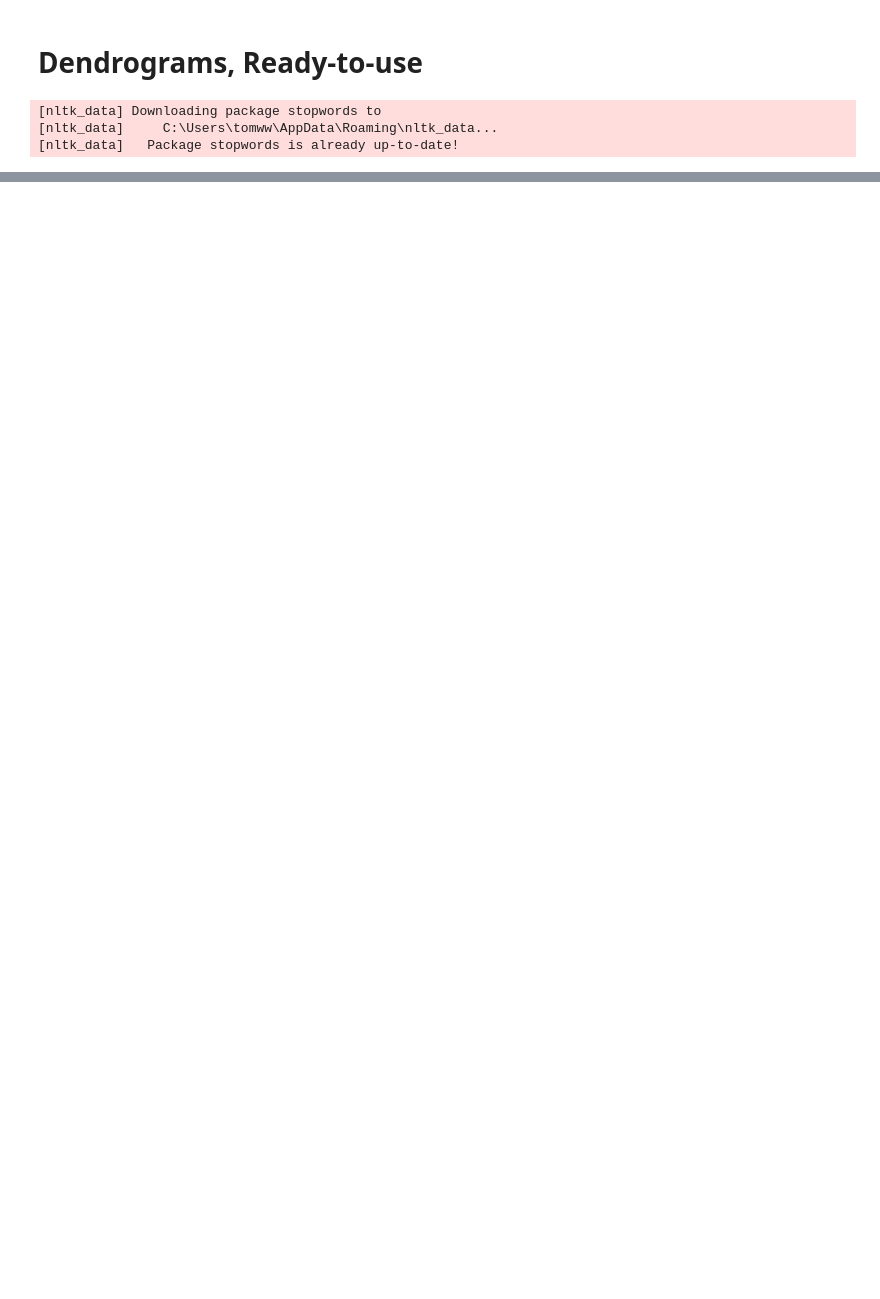
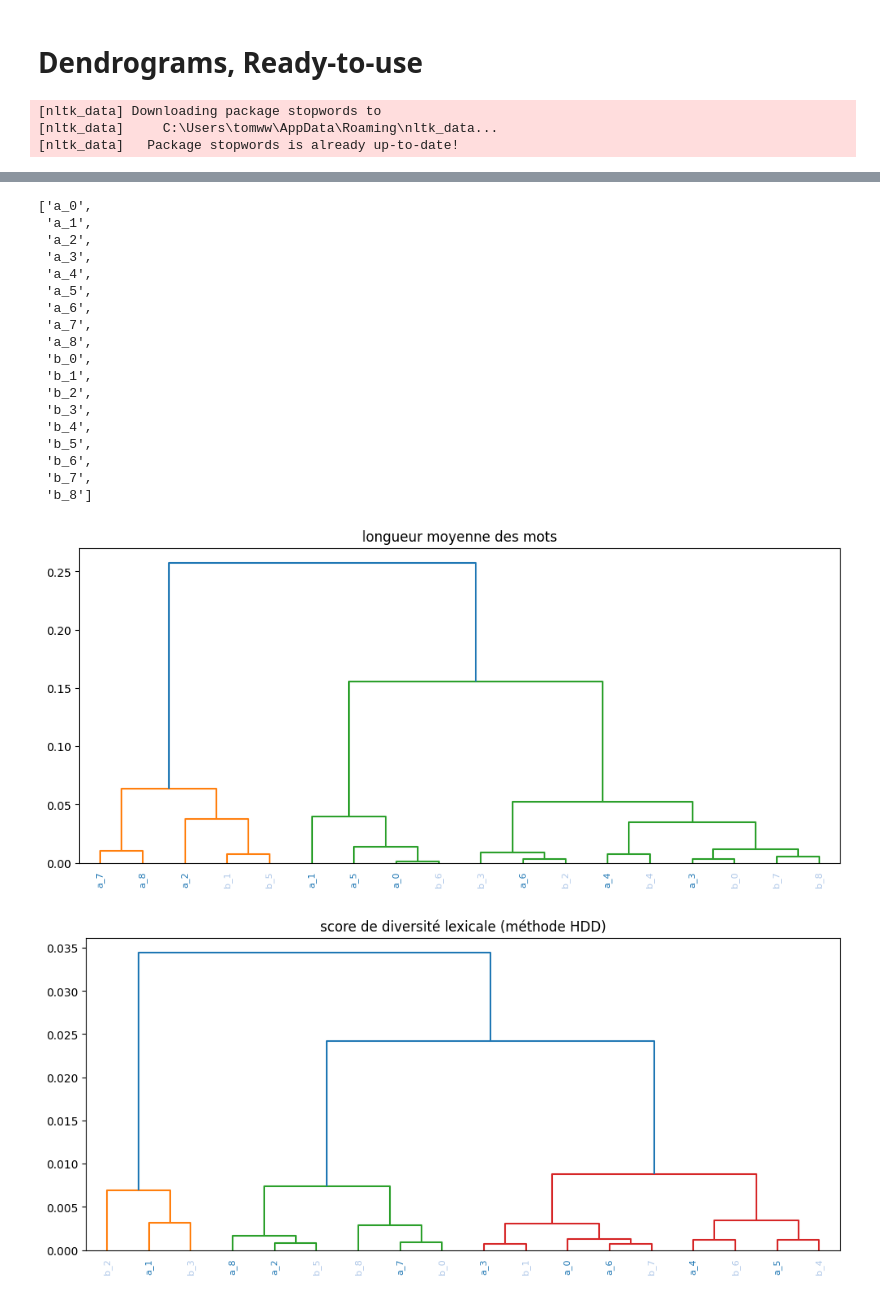
Before and after one commit to Phineaax/PardonMyFrench, a Jupyter notebook: Tryout notebooks/dendrograms_rtu.ipynb, the cells around one changed output, grey strips where cells are left out. Saved outputs shown, nothing was run; the diff lists cells and outputs as text; code cells hidden in the pictures; blank space fills up the shorter version.

```diff
--- a/Tryout notebooks/dendrograms_rtu.ipynb
+++ b/Tryout notebooks/dendrograms_rtu.ipynb
@@ -26,0 +51,3 @@ sum(af['persona_id'] == df["persona_id"])
+# %%
+cs.get_final_results("jk", optional_df=df, do_show=True)[2]
+# %% [output]
@@ -26,0 +71,20 @@ sum(af['persona_id'] == df["persona_id"])
+['a_0',
+ 'a_1',
+ 'a_2',
+ 'a_3',
+ 'a_4',
+ 'a_5',
+ 'a_6',
+ 'a_7',
+ 'a_8',
+ 'b_0',
+ 'b_1',
+ 'b_2',
+ 'b_3',
+ 'b_4',
+ 'b_5',
+ 'b_6',
+ 'b_7',
+ 'b_8']
+[figure, added]
+[figure, added]
```
Also changed, not shown: parts of 29 cells of this notebook, 1 other file.
